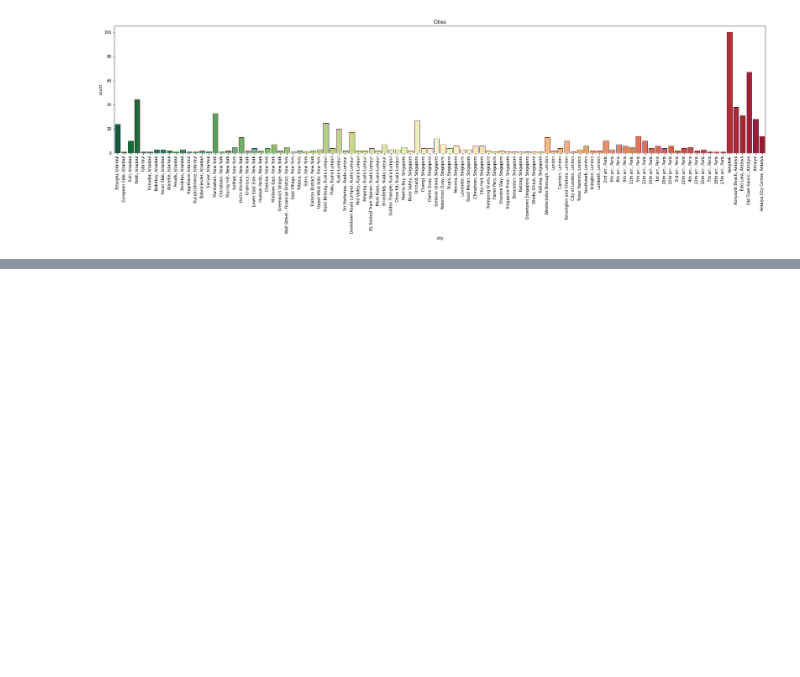
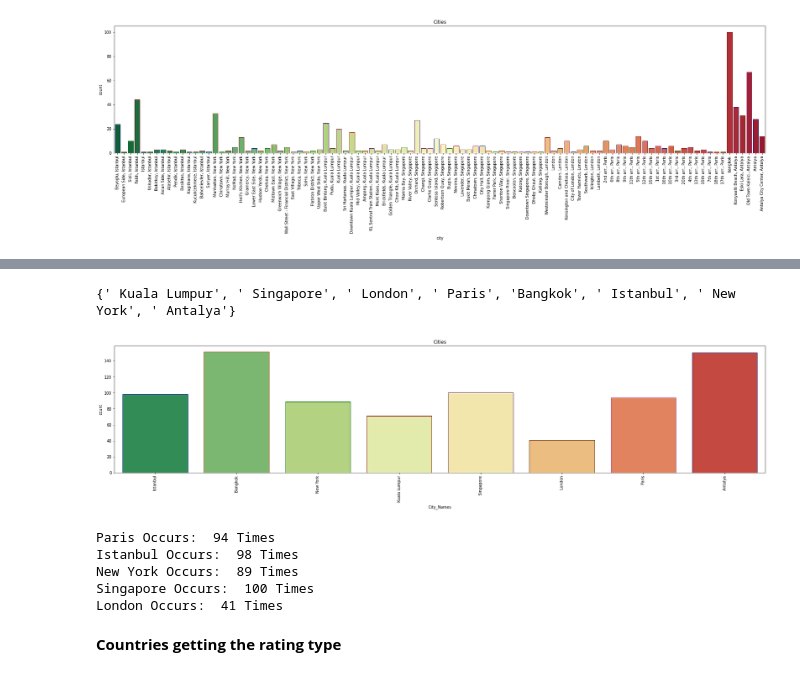
Before and after one commit to kartikay89/Data-Analysis, a Jupyter notebook: HotelBookings.ipynb, the cells around one changed output, grey strips where cells are left out. Drawn from its saved outputs; the diff is of its cells as text; code cells hidden in the pictures; blank space fills up the shorter version.

```diff
--- a/HotelBookings.ipynb
+++ b/HotelBookings.ipynb
@@ -109,3 +109,13 @@ plt.title('Cities')
 plt.show()
 # %% [output]
 [figure]
+# %%
+# let us aggregate the data and create the bar plot.
+
+
+StrippedDF = filtered_rating_DFV1.city.str.split(",", expand=True)
+StrippedDFV1 = StrippedDF.drop(columns=[0])
+StrippedDFV2 = StrippedDFV1.rename(columns={1: 'City'})
+StrippedDFV2['City'] = StrippedDFV2
+# %%
+filtered_rating_DFV1['City_Names'] = StrippedDFV2
@@ -111,0 +128,4 @@ plt.show()
+# %%
+filtered_rating_DFV2 = filtered_rating_DFV1
+filtered_rating_DFV3 = filtered_rating_DFV2.drop(columns=['city'], axis=1)
+filtered_rating_DFV4 = filtered_rating_DFV3.drop(filtered_rating_DFV3.columns[0], axis=1).fillna('Bangkok')
@@ -111,0 +146,31 @@ plt.show()
+# %%
+# Checking the cities that exist in the DataSet
+print(set(filtered_rating_DFV4['City_Names']))
+# %% [output]
+{' Kuala Lumpur', ' Singapore', ' London', ' Paris', 'Bangkok', ' Istanbul', ' New York', ' Antalya'}
+# %%
+#Cities bar chart
+
+plt.subplots(figsize=(30,6))
+sns.countplot('City_Names', data=filtered_rating_DFV4 ,palette='RdYlGn_r',edgecolor=sns.color_palette('dark',7))
+plt.xticks(rotation=90)
+plt.ticklabel_format(style='plain', axis='y')
+plt.title('Cities')
+plt.show()
+# %% [output]
+[figure, added]
+# %%
+# cross checking the bar plot result from the dataframe.
+print('Paris Occurs: ', filtered_rating_DFV4.City_Names.str.count("Paris").sum() ,'Times')
+print('Istanbul Occurs: ', filtered_rating_DFV4.City_Names.str.count("Istanbul").sum() ,'Times')
+print('New York Occurs: ', filtered_rating_DFV4.City_Names.str.count("New York").sum() ,'Times')
+print('Singapore Occurs: ', filtered_rating_DFV4.City_Names.str.count("Singapore").sum() ,'Times')
+print('London Occurs: ', filtered_rating_DFV4.City_Names.str.count("London").sum() ,'Times')
+# %% [output]
+Paris Occurs:  94 Times
+Istanbul Occurs:  98 Times
+New York Occurs:  89 Times
+Singapore Occurs:  100 Times
+London Occurs:  41 Times
+# %% [markdown]
+**Countries getting the rating type**
```
Also changed, not shown: parts of 12 cells of this notebook.
